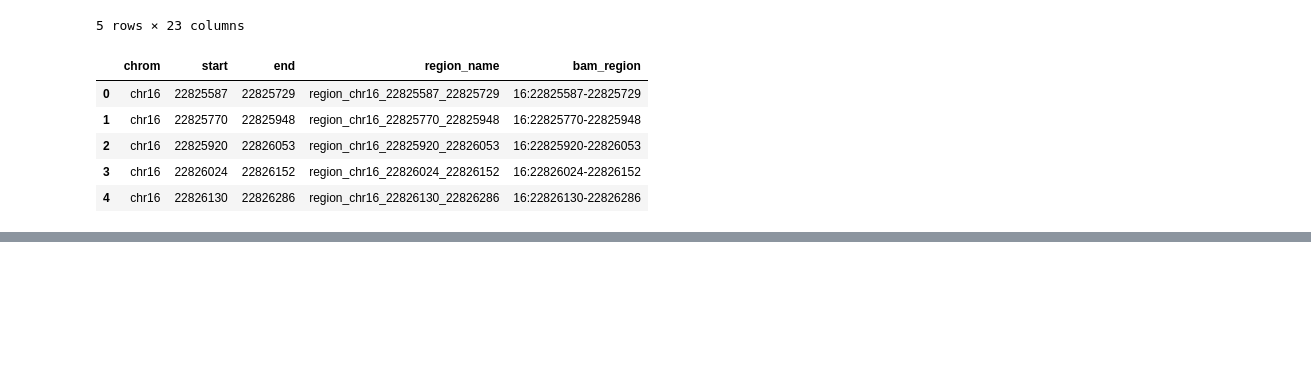
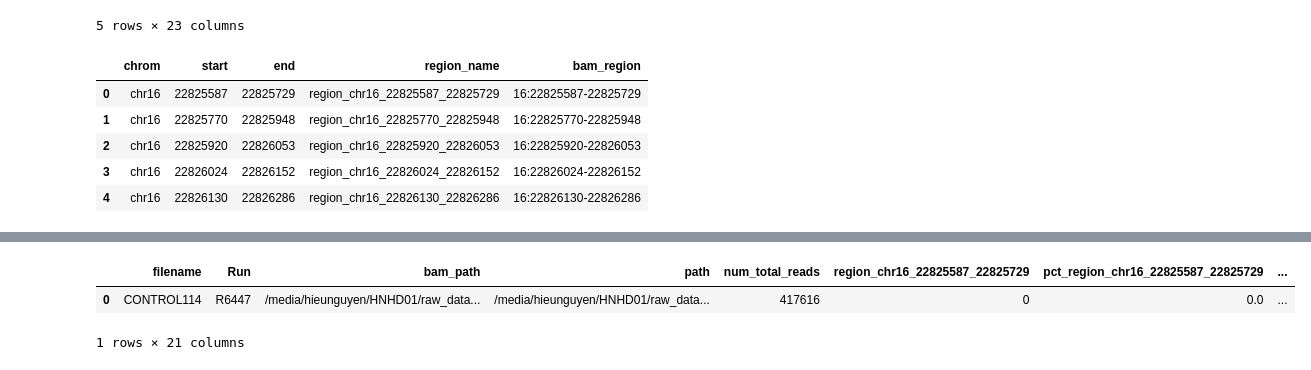
Before and after one commit to hieunguyen4193/targetMethylanalysis, a Jupyter notebook: main.ipynb, the cells around one changed output, grey strips where cells are left out. Saved outputs shown, nothing was run; the diff lists cells and outputs as text; code cells hidden in the pictures; blank space fills up the shorter version.

```diff
--- a/main.ipynb
+++ b/main.ipynb
@@ -87,9 +87,11 @@ metadata
 # %%
 metadata["num_total_reads"] = metadata["bam_path"].apply(lambda x: int(pysam.samtools.view("-c", x, catch_stdout=True)))
 
-def count_read_in_region(bam_path, region):
+def count_read_in_region(bam_path, region, chr_mode = False):
     all_reads = []
     bamfile = pysam.AlignmentFile(bam_path, "rb")
+    if chr_mode:
+        region = f"chr{region}"
     fetched_obj = bamfile.fetch(region = region)
     for read in fetched_obj:
         all_reads.append(read)
@@ -157,0 +162,20 @@ for run in metadata.Run.unique():
+# %%
+control114_cov = "/media/hieunguyen/HNHD01/raw_data/targetMethyl_analysis/CONTROL114/65-CONTROL114CT836T_M550-M750.cg_cov.bed"
+control114_bam = "/media/hieunguyen/HNHD01/raw_data/targetMethyl_analysis/CONTROL114/65-CONTROL114CT836T_M550-M750.deduplicated.sort.bam"
+
+path_to_save_cov = os.path.join(path_to_main_output, "R6447", "CONTROL114")
+os.system(f"mkdir -p {path_to_save_cov}")
+
+covdf = pd.read_csv(control114_cov, header = None, sep = "\t")
+covdf.columns = ["chrom", "start", "end", "meth_density", "countC", "countT"]
+
+for region in regiondf.region_name.unique():
+        chrom = int(region.split("_")[1].replace("chr", ""))
+        start = int(region.split("_")[2])
+        end = int(region.split("_")[3])
+
+        covdf[(covdf["chrom"] == chrom) &
+            (covdf["start"] >= start) & (covdf["start"] <= end)].to_excel(f"{path_to_save_cov}/{region}.xlsx", index = False)
+
+        print(covdf[(covdf["chrom"] == chrom) &
+            (covdf["start"] >= start) & (covdf["start"] <= end)].shape)
@@ -157,0 +191,16 @@ for run in metadata.Run.unique():
+# %%
+metadata_CONTROL114 = pd.DataFrame.from_dict({
+    "filename": ["CONTROL114"],
+    "Run": ["R6447"],
+    "bam_path": [control114_bam],
+    "path": [control114_cov]
+})
+
+metadata_CONTROL114["num_total_reads"] = metadata_CONTROL114["bam_path"].apply(lambda x: int(pysam.samtools.view("-c", x, catch_stdout=True)))
+
+for region_name in regiondf.region_name.unique():
+    bam_region = regiondf[regiondf["region_name"] == region_name]["bam_region"].values[0]
+    metadata_CONTROL114[region_name] = metadata_CONTROL114["bam_path"].apply(lambda x: count_read_in_region(x, bam_region, chr_mode = True))
+    metadata_CONTROL114[f"pct_{region_name}"] = metadata_CONTROL114[region_name] / metadata_CONTROL114["num_total_reads"] * 100
+
+metadata_CONTROL114.to_excel(os.path.join(path_to_main_output, f"CONTROL114_read_count_in_region.xlsx"), index = False)
@@ -157,0 +216,6 @@ for run in metadata.Run.unique():
+# %%
+metadata_CONTROL114
+# %% [output]
+|  | filename | Run | bam_path | path | num_total_reads | region_chr16_22825587_22825729 | pct_region_chr16_22825587_22825729 | ... |
+| 0 | CONTROL114 | R6447 | /media/hieunguyen/HNHD01/raw_data... | /media/hieunguyen/HNHD01/raw_data... | 417616 | 0 | 0.0 | ... |
+1 rows × 21 columns
```
Also changed, not shown: parts of 3 cells of this notebook.
